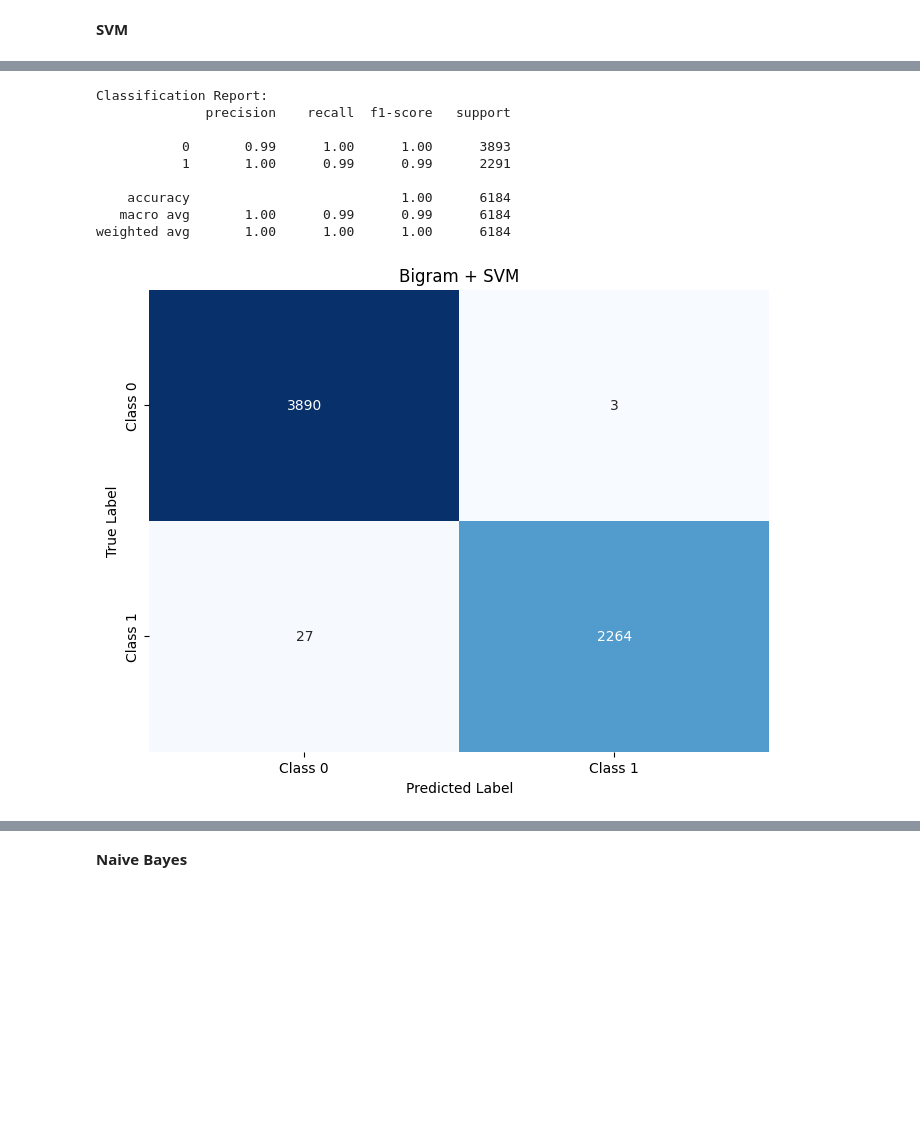
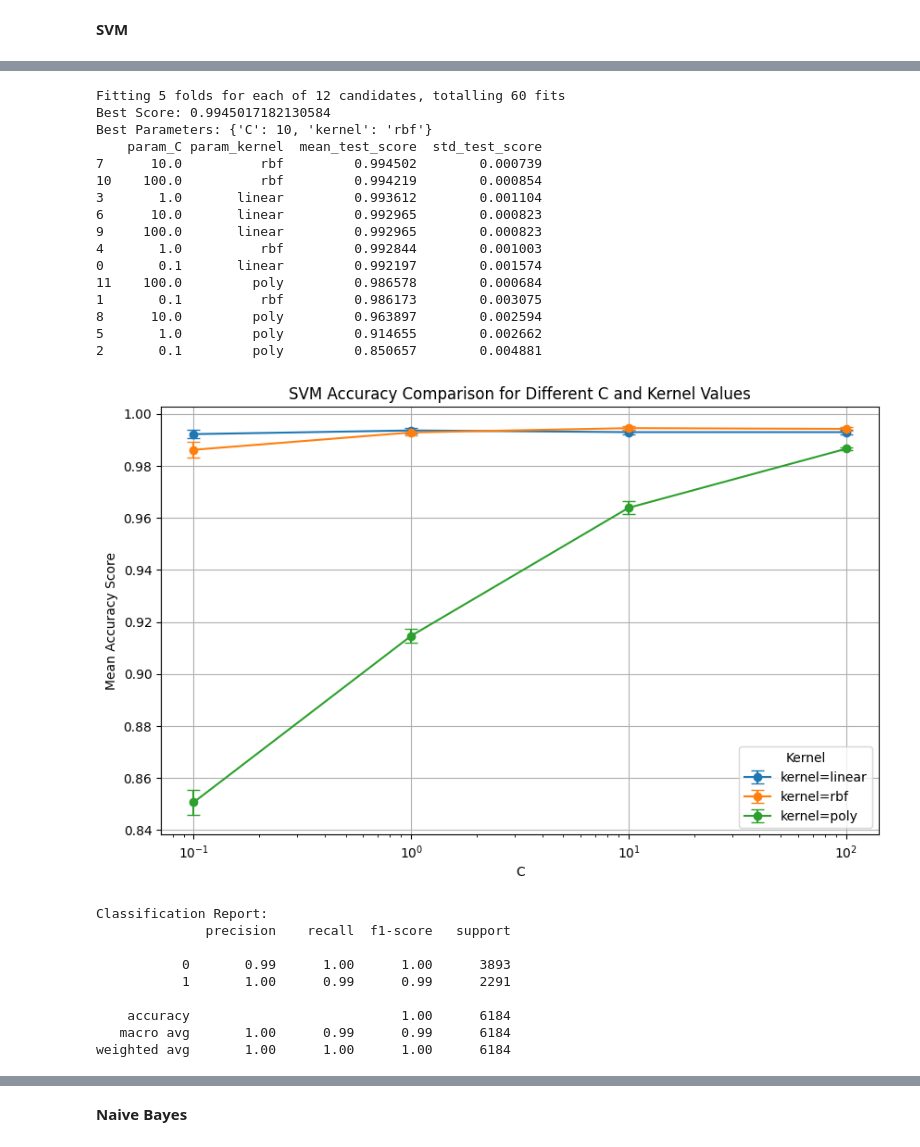
Before and after one commit to bleenee203/IS335.P11---SQLi, a Jupyter notebook: Bigram_+_ML.ipynb, the cells around one changed output, grey strips where cells are left out. Cells and saved outputs as stored; diff of their text form; code cells hidden in the pictures; blank space fills up the shorter version.

```diff
--- a/Bigram_+_ML.ipynb
+++ b/Bigram_+_ML.ipynb
@@ -76,28 +52,78 @@ Best Parameters: {'C': 10, 'gamma': 'scale', 'kernel': 'rbf'}
 # %%
+svm_parameters = {
+    'C': [0.1, 1, 10, 100],
+    'kernel': ['linear', 'rbf', 'poly'],
+}
+svm = SVC()
+
+# Set up GridSearchCV with 5-fold cross-validation
+grid = GridSearchCV(estimator=svm, param_grid=svm_parameters, scoring='accuracy', verbose=1, cv=5)
+grid.fit(X_train, y_train)
+
+# Output the best score and parameters
+print("Best Score: " + str(grid.best_score_))
+print("Best Parameters: " + str(grid.best_params_))
+
+# Summarize grid search results
+svm_results = pd.DataFrame(grid.cv_results_)
+svm_results_summary = svm_results[['param_C', 'param_kernel', 'mean_test_score', 'std_test_score']]
+svm_results_summary_sorted = svm_results_summary.sort_values(by='mean_test_score', ascending=False)
+print(svm_results_summary_sorted)
+
+# Plot the grid search results for SVM
+plt.figure(figsize=(10, 6))
+for kernel in ['linear', 'rbf', 'poly']:
+    subset = svm_results_summary[svm_results_summary['param_kernel'] == kernel]
+    plt.errorbar(subset['param_C'], subset['mean_test_score'], yerr=subset['std_test_score'],
+                 fmt='-o', capsize=5, label=f'kernel={kernel}')
+plt.xlabel('C')
+plt.ylabel('Mean Accuracy Score')
+plt.title('SVM Accuracy Comparison for Different C and Kernel Values')
+plt.xscale('log')  # Use logarithmic scale for C to better visualize differences
+plt.legend(title='Kernel')
+plt.grid(True)
+plt.show()
+
 # Make predictions on the test set
 y_pred = grid.predict(X_test)
 
 # Confusion matrix and classification report
 conf_matrix = confusion_matrix(y_test, y_pred)
 print("Classification Report:")
 print(classification_report(y_test, y_pred))
 
 # Plot the confusion matrix
 plt.figure(figsize=(8, 6))
 sns.heatmap(conf_matrix, annot=True, fmt='d', cmap='Blues', cbar=False,
             xticklabels=['Class 0', 'Class 1'], yticklabels=['Class 0', 'Class 1'])
 plt.xlabel('Predicted Label')
 plt.ylabel('True Label')
 plt.title('Bigram + SVM')
 plt.show()
 # %% [output]
-Classification Report:
-              precision    recall  f1-score   support
-
-           0       0.99      1.00      1.00      3893
-           1       1.00      0.99      0.99      2291
-
-    accuracy                           1.00      6184
-   macro avg       1.00      0.99      0.99      6184
-weighted avg       1.00      1.00      1.00      6184
+Fitting 5 folds for each of 12 candidates, totalling 60 fits
+Best Score: 0.9945017182130584
+Best Parameters: {'C': 10, 'kernel': 'rbf'}
+    param_C param_kernel  mean_test_score  std_test_score
+7      10.0          rbf         0.994502        0.000739
+10    100.0          rbf         0.994219        0.000854
+3       1.0       linear         0.993612        0.001104
+6      10.0       linear         0.992965        0.000823
+9     100.0       linear         0.992965        0.000823
+4       1.0          rbf         0.992844        0.001003
+0       0.1       linear         0.992197        0.001574
+11    100.0         poly         0.986578        0.000684
+1       0.1          rbf         0.986173        0.003075
+8      10.0         poly         0.963897        0.002594
+5       1.0         poly         0.914655        0.002662
+2       0.1         poly         0.850657        0.004881
-[figure, old version]
+[figure, new version]
+Classification Report:
+              precision    recall  f1-score   support
+
+           0       0.99      1.00      1.00      3893
+           1       1.00      0.99      0.99      2291
+
+    accuracy                           1.00      6184
+   macro avg       1.00      0.99      0.99      6184
+weighted avg       1.00      1.00      1.00      6184
```
Also changed, not shown: parts of 26 cells of this notebook, 1 other file.
